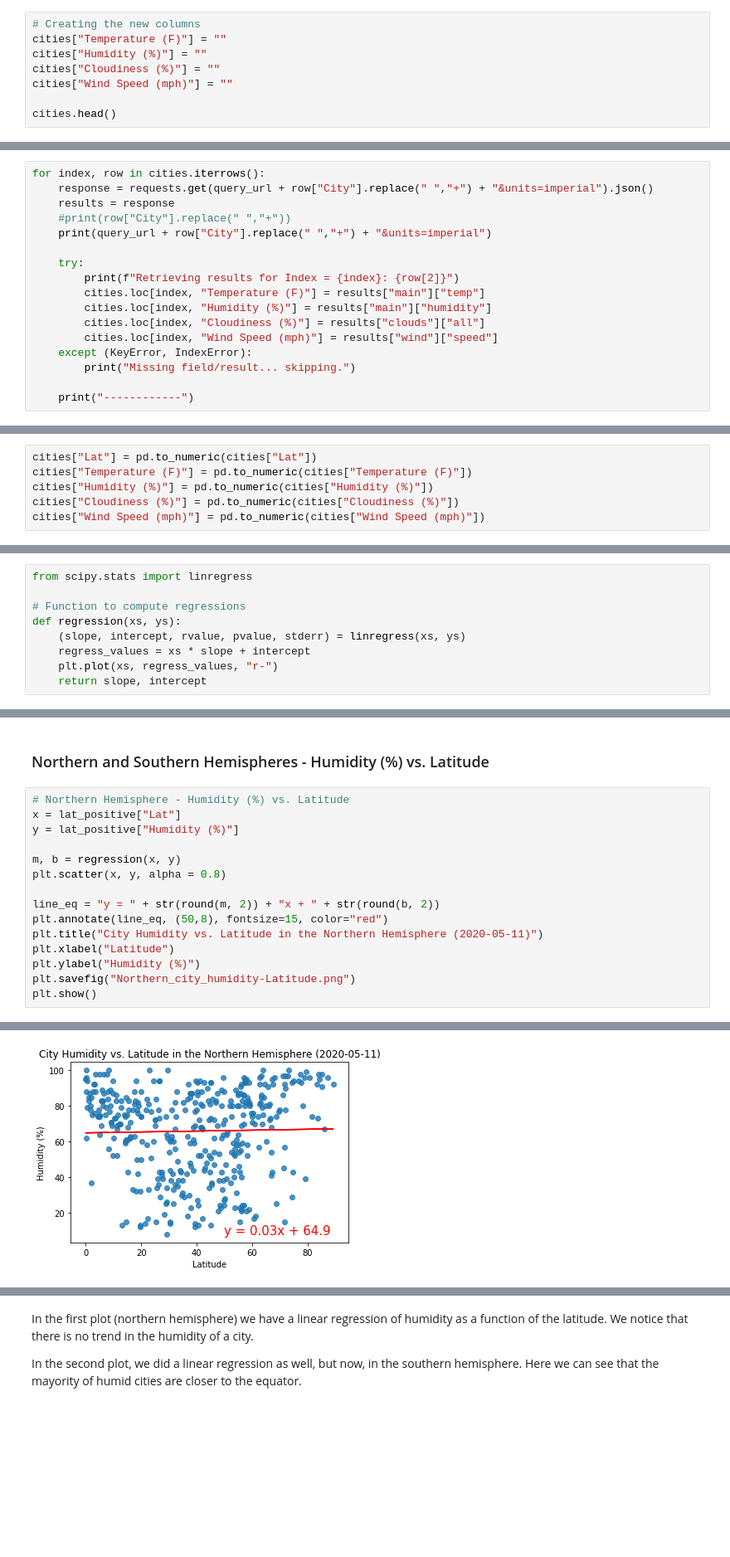
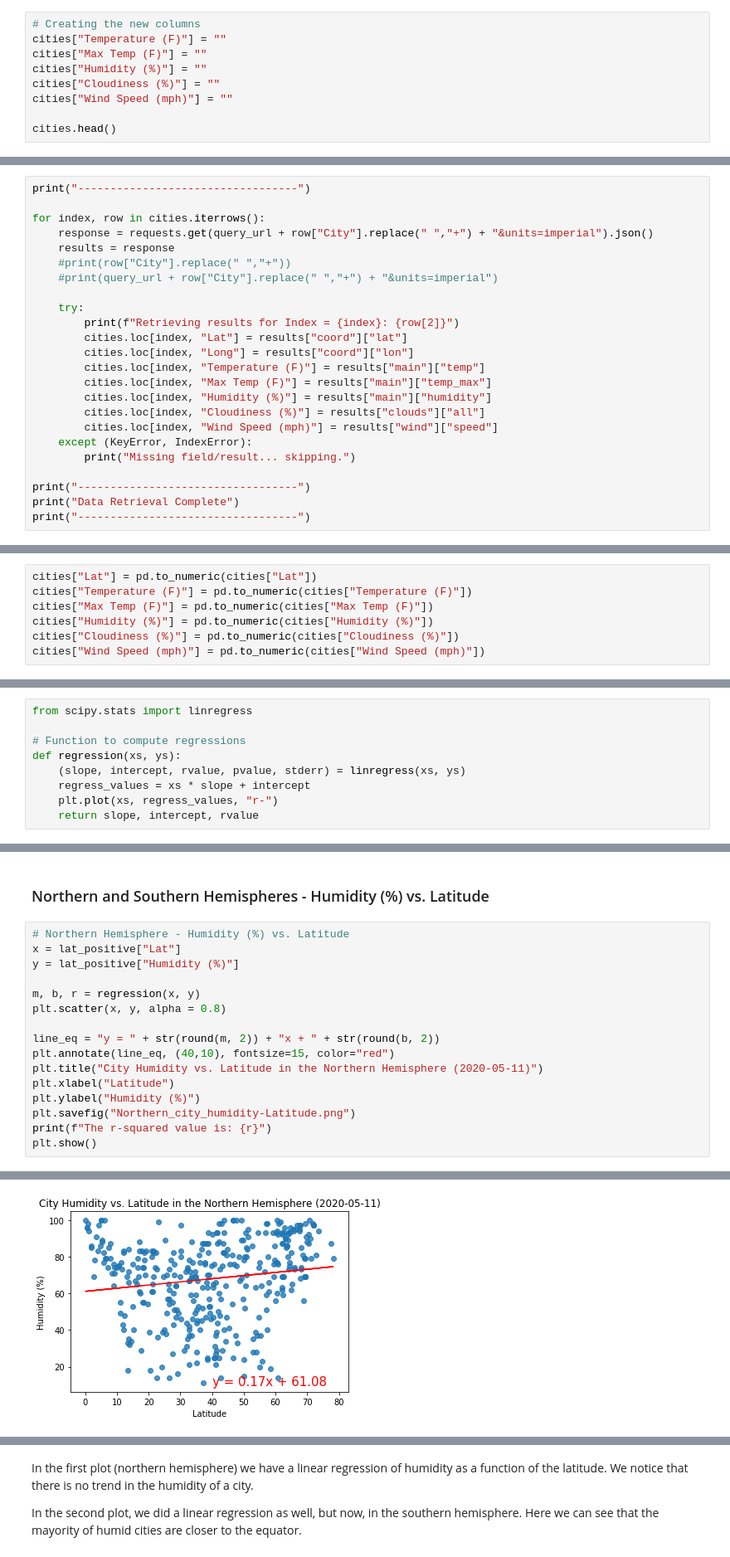
Before and after one commit to jacalderonn/Weather_analysis, a Jupyter notebook: WeatherPy/WeatherPy.ipynb, the cells around one changed output, grey strips where cells are left out. Shown at 83% size. Saved outputs shown, nothing was run; the diff lists cells and outputs as text; blank space fills up the shorter version.

```diff
--- a/WeatherPy/WeatherPy.ipynb
+++ b/WeatherPy/WeatherPy.ipynb
@@ -72,6 +71,7 @@ len(cities)
 # %%
 # Creating the new columns
 cities["Temperature (F)"] = ""
+cities["Max Temp (F)"] = ""
 cities["Humidity (%)"] = ""
 cities["Cloudiness (%)"] = ""
 cities["Wind Speed (mph)"] = ""
@@ -114,20 +110,27 @@ url = "http://api.openweathermap.org/data/2.5/weather?"
 # Query url
 query_url = url + "appid=" + api_key_ow + "&q="
 # %%
+print("----------------------------------")
+
 for index, row in cities.iterrows():
     response = requests.get(query_url + row["City"].replace(" ","+") + "&units=imperial").json()
     results = response
     #print(row["City"].replace(" ","+"))
-    print(query_url + row["City"].replace(" ","+") + "&units=imperial")
+    #print(query_url + row["City"].replace(" ","+") + "&units=imperial")
 
     try:
         print(f"Retrieving results for Index = {index}: {row[2]}")
+        cities.loc[index, "Lat"] = results["coord"]["lat"]
+        cities.loc[index, "Long"] = results["coord"]["lon"]
         cities.loc[index, "Temperature (F)"] = results["main"]["temp"]
+        cities.loc[index, "Max Temp (F)"] = results["main"]["temp_max"]
         cities.loc[index, "Humidity (%)"] = results["main"]["humidity"]
         cities.loc[index, "Cloudiness (%)"] = results["clouds"]["all"]
         cities.loc[index, "Wind Speed (mph)"] = results["wind"]["speed"]
     except (KeyError, IndexError):
         print("Missing field/result... skipping.")
 
-    print("------------")
+print("----------------------------------")
+print("Data Retrieval Complete")
+print("----------------------------------")
 # %% [output]
@@ -170,6 +175,7 @@ cities.to_csv("Weather_per_city.csv", encoding = "utf-8", index = False)
 # %%
 cities["Lat"] = pd.to_numeric(cities["Lat"])
 cities["Temperature (F)"] = pd.to_numeric(cities["Temperature (F)"])
+cities["Max Temp (F)"] = pd.to_numeric(cities["Max Temp (F)"])
 cities["Humidity (%)"] = pd.to_numeric(cities["Humidity (%)"])
 cities["Cloudiness (%)"] = pd.to_numeric(cities["Cloudiness (%)"])
 cities["Wind Speed (mph)"] = pd.to_numeric(cities["Wind Speed (mph)"])
@@ -258,5 +268,5 @@ def regression(xs, ys):
     (slope, intercept, rvalue, pvalue, stderr) = linregress(xs, ys)
     regress_values = xs * slope + intercept
     plt.plot(xs, regress_values, "r-")
-    return slope, intercept
+    return slope, intercept, rvalue
 # %%
@@ -313,14 +326,15 @@ In the southern hemisphere plot we have the regression that shows a positive slo
 x = lat_positive["Lat"]
 y = lat_positive["Humidity (%)"]
 
-m, b = regression(x, y)
+m, b, r = regression(x, y)
 plt.scatter(x, y, alpha = 0.8)
 
 line_eq = "y = " + str(round(m, 2)) + "x + " + str(round(b, 2))
-plt.annotate(line_eq, (50,8), fontsize=15, color="red")
+plt.annotate(line_eq, (40,10), fontsize=15, color="red")
 plt.title("City Humidity vs. Latitude in the Northern Hemisphere (2020-05-11)")
 plt.xlabel("Latitude")
 plt.ylabel("Humidity (%)")
 plt.savefig("Northern_city_humidity-Latitude.png")
+print(f"The r-squared value is: {r}")
 plt.show()
 # %% [output]
@@ -327,4 +342,4 @@ plt.show()
-[figure, old version]
+[figure, new version]
 # %%
 # Southern Hemisphere - Humidity (%) vs. Latitude
 x = lat_negative["Lat"]
```
Also changed, not shown: parts of 24 cells of this notebook, 13 other files.
